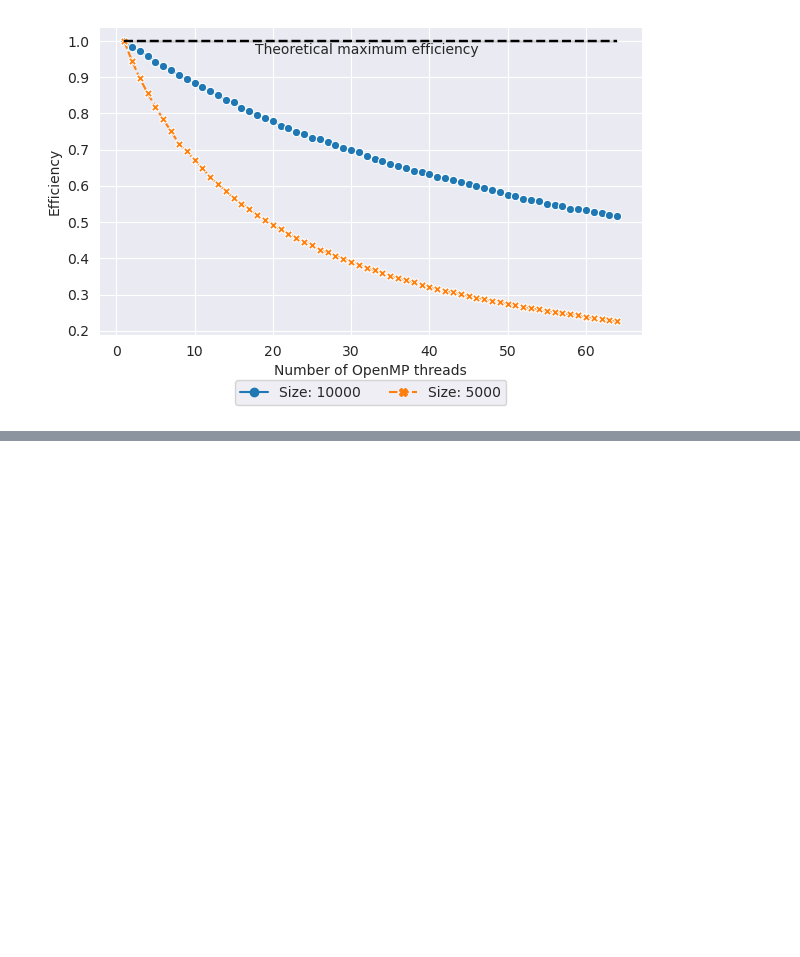
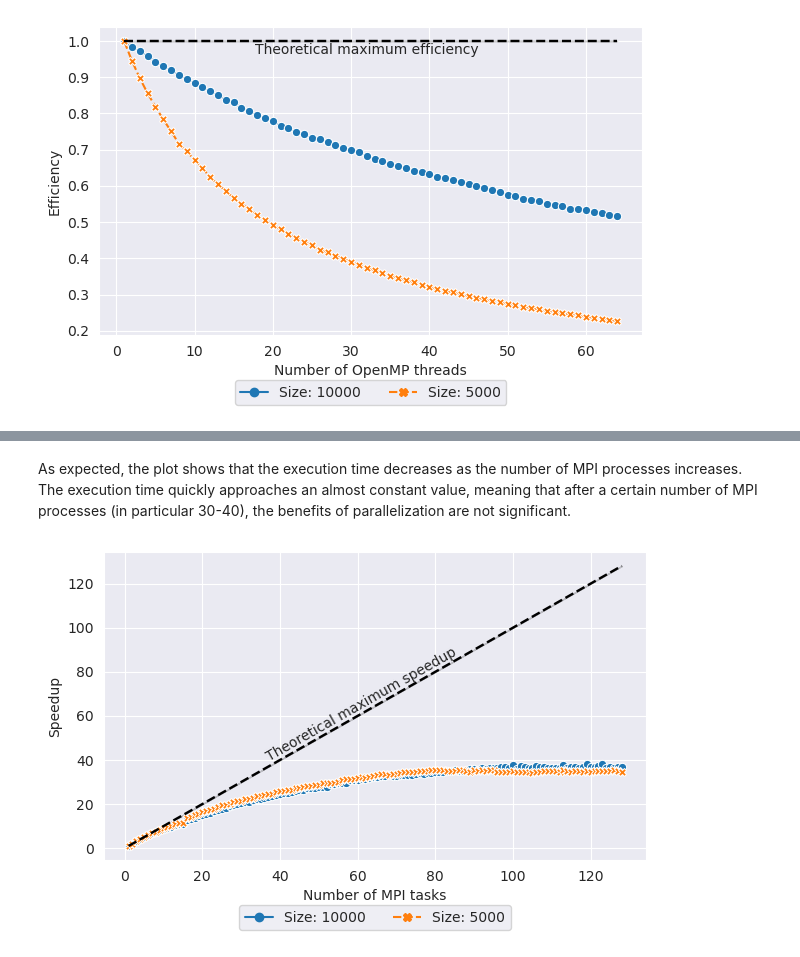
Before and after one commit to davidecapone/FHPC-Assignment, a Jupyter notebook: assignment_1/plots.ipynb, the cells around one changed output, grey strips where cells are left out. Saved outputs shown, nothing was run; the diff lists cells and outputs as text; code cells hidden in the pictures; blank space fills up the shorter version.

```diff
--- a/assignment_1/plots.ipynb
+++ b/assignment_1/plots.ipynb
@@ -296,0 +399,44 @@ plt.show()
+# %% [markdown]
+As expected, the plot shows that the execution time decreases as the number of MPI processes increases. The execution time quickly approaches an almost constant value, meaning that after a certain number of MPI processes (in particular 30-40), the benefits of parallelization are not significant.
+# %%
+# Speedup plot
+plt.figure(figsize=(7, 4))
+
+sns.set_style('darkgrid')
+
+sns.lineplot(
+    x='cores',
+    y='speedup',
+    data=MPI_static,
+    hue='test',
+    markers=True,
+    markersize=6,
+    style='test',
+)
+
+## Theoretical maximum speedup:
+sns.lineplot(
+    x='cores',
+    y='cores',
+    data=MPI_static,
+    color='black',
+    linestyle='--',
+    linewidth=1.75
+)
+plt.text(x=61, y=65,
+            s='Theoretical maximum speedup',
+            va='center',
+            ha='center',
+            rotation=45,
+            rotation_mode='anchor',
+            transform_rotates_text=True)
+
+## Legend relocation
+plt.legend(bbox_to_anchor=(0.5, -0.25), loc='lower center', ncol=2, title='')
+
+plt.ylabel('Speedup')
+plt.xlabel('Number of MPI tasks')
+plt.savefig('assets/MPI_static_speedup.png', dpi=250, bbox_inches='tight')
+plt.show()
+# %% [output]
+[figure, added]
```
Also changed, not shown: parts of 14 cells of this notebook, 3 other files.
